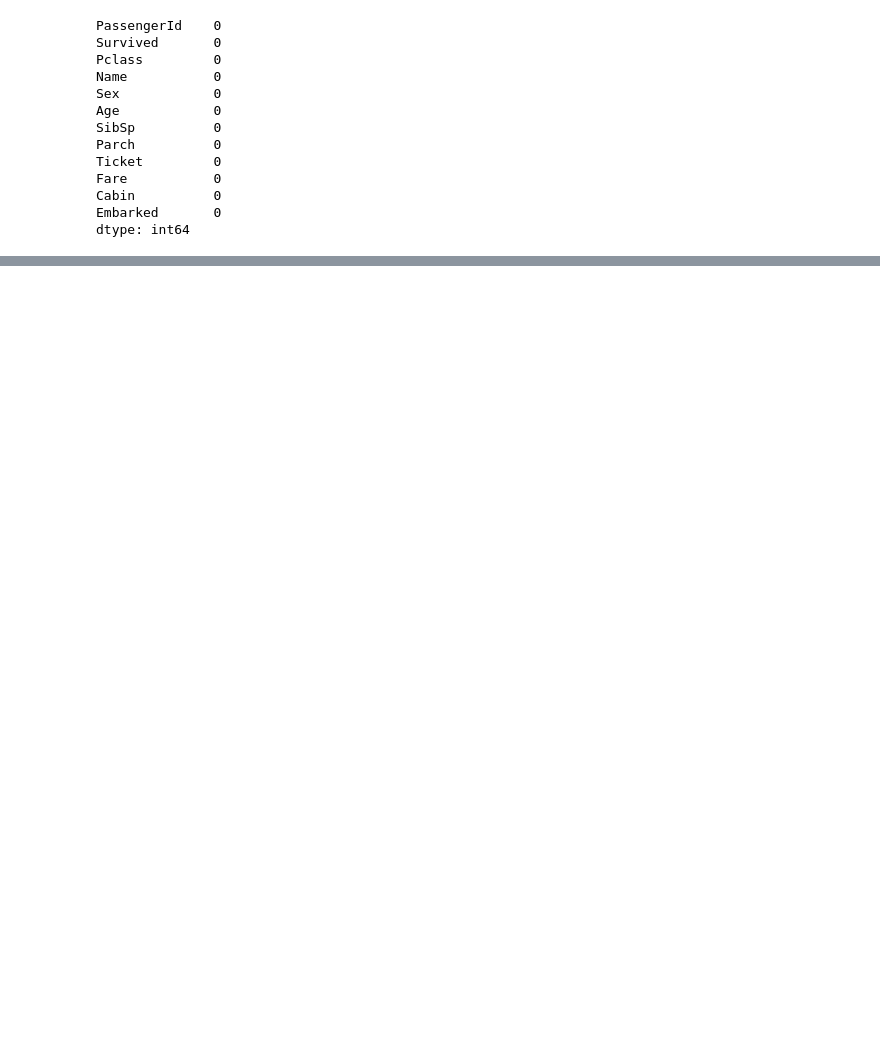
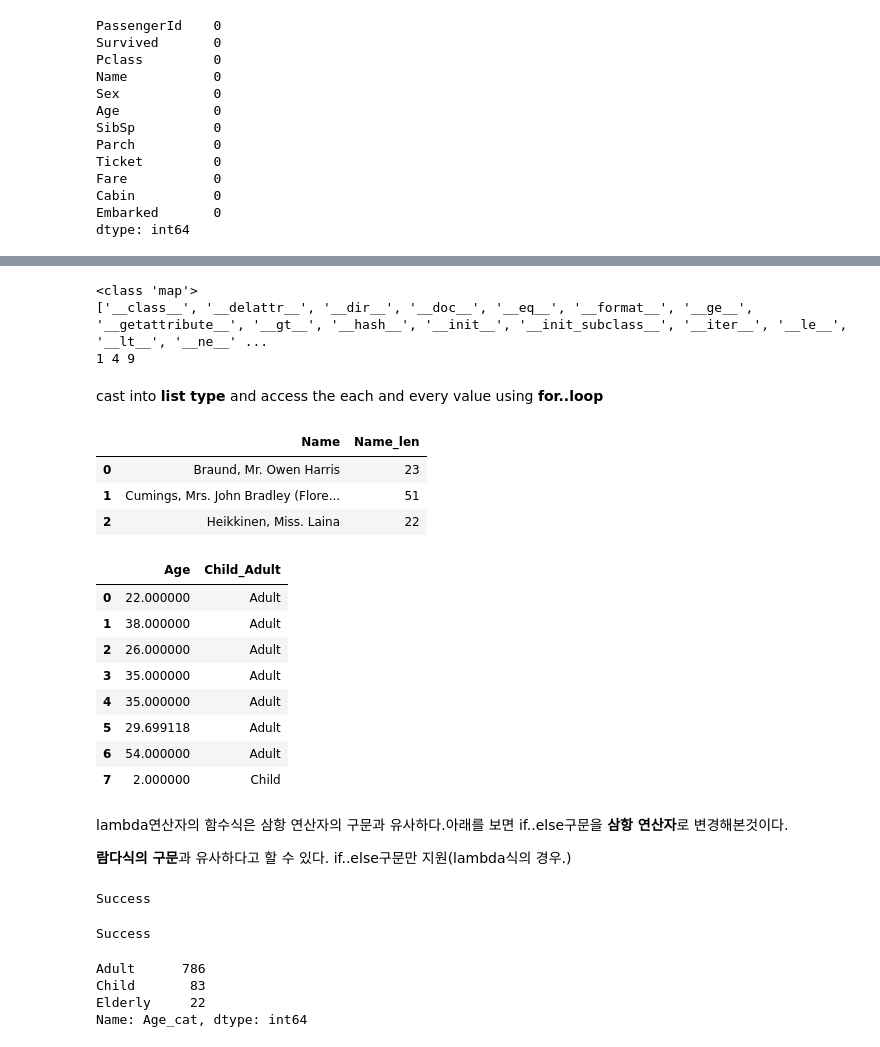
Before and after one commit to SANGSEOSEO/philosophy_datascience, a Jupyter notebook: 04.Pandas/데이터핸들링_Pandas.ipynb, the cells around one changed output, grey strips where cells are left out. Cells and saved outputs as stored; diff of their text form; code cells hidden in the pictures; blank space fills up the shorter version.

```diff
--- a/04.Pandas/데이터핸들링_Pandas.ipynb
+++ b/04.Pandas/데이터핸들링_Pandas.ipynb
@@ -814,0 +856,63 @@ dtype: int64
+# %%
+l_test = [1, 2, 3]
+print(type(map(lambda x:x ** 2, l_test)))
+print(dir(map(lambda x:x ** 2, l_test)),end='\n')
+
+result = map(lambda x:x ** 2, l_test)
+for i in list(result):
+    print(i, end =' ')
+# %% [output]
+<class 'map'>
+['__class__', '__delattr__', '__dir__', '__doc__', '__eq__', '__format__', '__ge__', '__getattribute__', '__gt__', '__hash__', '__init__', '__init_subclass__', '__iter__', '__le__', '__lt__', '__ne__' ...
+1 4 9
+# %% [markdown]
+cast into **list type** and access the each and every value using **for..loop**
+# %%
+titanic_df['Name_len'] = titanic_df['Name'].apply(lambda x:len(x))
+titanic_df[['Name', 'Name_len']].head(n = 3)
+# %% [output]
+|  | Name | Name_len |
+| 0 | Braund, Mr. Owen Harris | 23 |
+| 1 | Cumings, Mrs. John Bradley (Flore... | 51 |
+| 2 | Heikkinen, Miss. Laina | 22 |
+# %%
+titanic_df['Child_Adult'] = titanic_df['Age'].apply(lambda x: 'Child' if x < 15 else 'Adult')
+titanic_df[['Age', 'Child_Adult']].head(n = 8)
+# %% [output]
+|  | Age | Child_Adult |
+| 0 | 22.000000 | Adult |
+| 1 | 38.000000 | Adult |
+| 2 | 26.000000 | Adult |
+| 3 | 35.000000 | Adult |
+| 4 | 35.000000 | Adult |
+| 5 | 29.699118 | Adult |
+| 6 | 54.000000 | Adult |
+| 7 | 2.000000 | Child |
+# %% [markdown]
+lambda연산자의 함수식은 삼항 연산자의 구문과 유사하다.아래를 보면 if..else구문을 **삼항 연산자**로 변경해본것이다.
+
+**람다식의 구문**과 유사하다고 할 수 있다.
+if..else구문만 지원(lambda식의 경우.)
+# %%
+score = 60
+
+if score >= 60:
+    message = "Success"
+else:
+    message = "Failure"
+print(message)
+# %% [output]
+Success
+# %%
+message = "Success" if score >= 60 else "Failure"
+print(message)
+# %% [output]
+Success
+# %%
+titanic_df['Age_cat'] = titanic_df['Age'].apply(lambda x: 'Child' if x <= 15 else('Adult' if x <= 60 else 'Elderly'))
+titanic_df['Age_cat'].value_counts()   # table() in R
+# %% [output]
+Adult      786
+Child       83
+Elderly     22
+Name: Age_cat, dtype: int64
```
Also changed, not shown: parts of 8 cells of this notebook.
